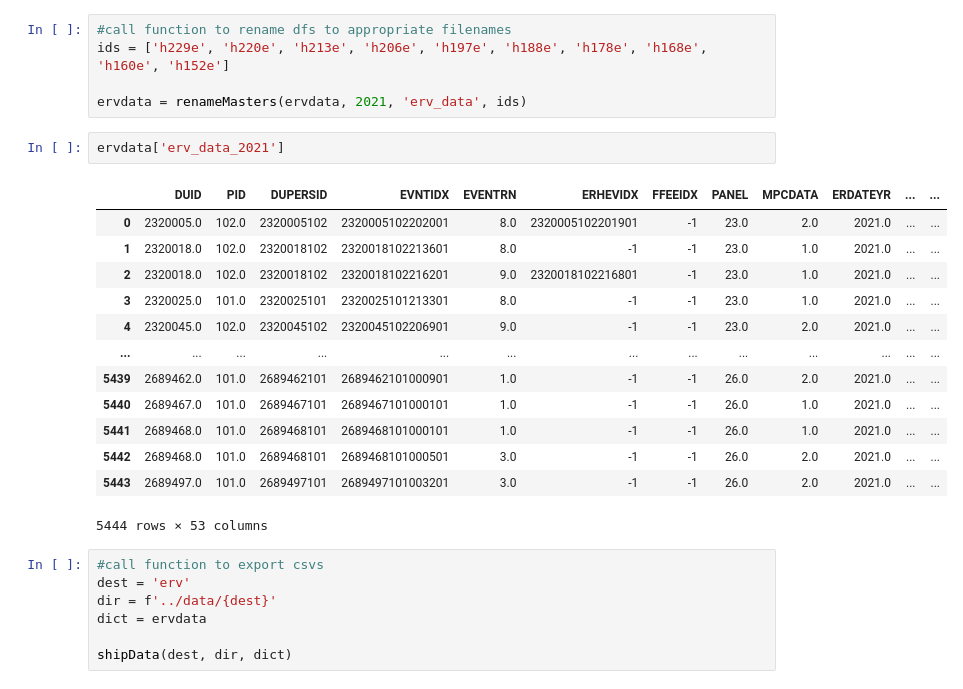
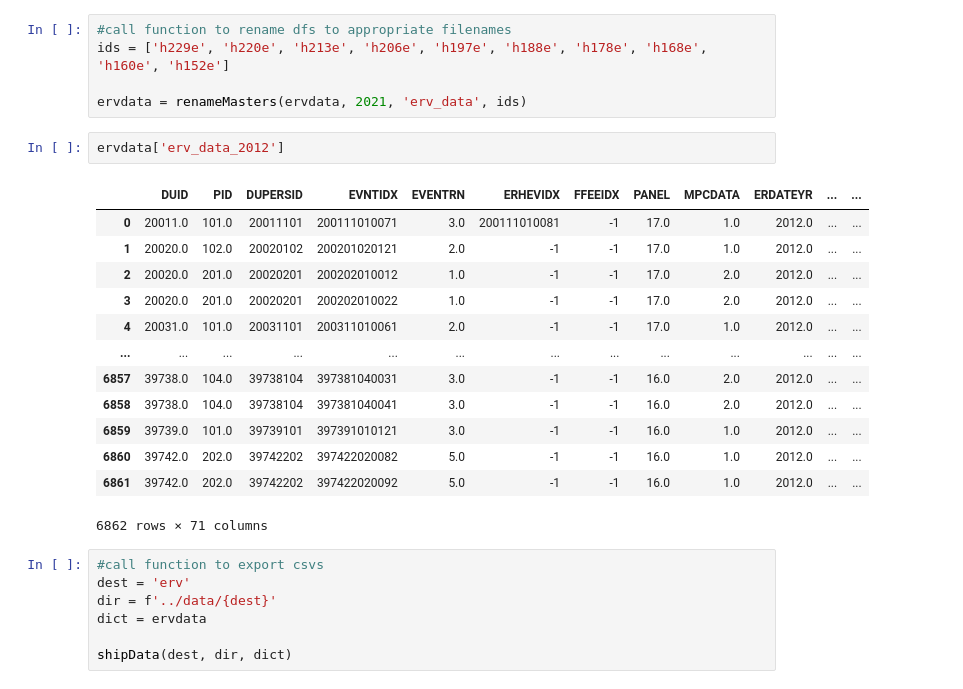
Before and after one commit to kudzuweb/capstone-MEPS-Data-Exploration, a Jupyter notebook: notebooks/cleanupcapstonedata.ipynb, the cells around one changed output. Saved outputs shown, nothing was run; the diff lists cells and outputs as text.

```diff
--- a/notebooks/cleanupcapstonedata.ipynb
+++ b/notebooks/cleanupcapstonedata.ipynb
@@ -157,21 +170,21 @@ ids = ['h229e', 'h220e', 'h213e', 'h206e', 'h197e', 'h188e', 'h178e', 'h168e', '
 
 ervdata = renameMasters(ervdata, 2021, 'erv_data', ids)
 # %%
-ervdata['erv_data_2021']
+ervdata['erv_data_2012']
 # %% [output]
 |  | DUID | PID | DUPERSID | EVNTIDX | EVENTRN | ERHEVIDX | FFEEIDX | PANEL | MPCDATA | ERDATEYR | ... | ... |
-| 0 | 2320005.0 | 102.0 | 2320005102 | 2320005102202001 | 8.0 | 2320005102201901 | -1 | 23.0 | 2.0 | 2021.0 | ... | ... |
-| 1 | 2320018.0 | 102.0 | 2320018102 | 2320018102213601 | 8.0 | -1 | -1 | 23.0 | 1.0 | 2021.0 | ... | ... |
-| 2 | 2320018.0 | 102.0 | 2320018102 | 2320018102216201 | 9.0 | 2320018102216801 | -1 | 23.0 | 1.0 | 2021.0 | ... | ... |
-| 3 | 2320025.0 | 101.0 | 2320025101 | 2320025101213301 | 8.0 | -1 | -1 | 23.0 | 1.0 | 2021.0 | ... | ... |
-| 4 | 2320045.0 | 102.0 | 2320045102 | 2320045102206901 | 9.0 | -1 | -1 | 23.0 | 2.0 | 2021.0 | ... | ... |
+| 0 | 20011.0 | 101.0 | 20011101 | 200111010071 | 3.0 | 200111010081 | -1 | 17.0 | 1.0 | 2012.0 | ... | ... |
+| 1 | 20020.0 | 102.0 | 20020102 | 200201020121 | 2.0 | -1 | -1 | 17.0 | 1.0 | 2012.0 | ... | ... |
+| 2 | 20020.0 | 201.0 | 20020201 | 200202010012 | 1.0 | -1 | -1 | 17.0 | 2.0 | 2012.0 | ... | ... |
+| 3 | 20020.0 | 201.0 | 20020201 | 200202010022 | 1.0 | -1 | -1 | 17.0 | 2.0 | 2012.0 | ... | ... |
+| 4 | 20031.0 | 101.0 | 20031101 | 200311010061 | 2.0 | -1 | -1 | 17.0 | 1.0 | 2012.0 | ... | ... |
 | ... | ... | ... | ... | ... | ... | ... | ... | ... | ... | ... | ... | ... |
-| 5439 | 2689462.0 | 101.0 | 2689462101 | 2689462101000901 | 1.0 | -1 | -1 | 26.0 | 2.0 | 2021.0 | ... | ... |
-| 5440 | 2689467.0 | 101.0 | 2689467101 | 2689467101000101 | 1.0 | -1 | -1 | 26.0 | 1.0 | 2021.0 | ... | ... |
-| 5441 | 2689468.0 | 101.0 | 2689468101 | 2689468101000101 | 1.0 | -1 | -1 | 26.0 | 1.0 | 2021.0 | ... | ... |
-| 5442 | 2689468.0 | 101.0 | 2689468101 | 2689468101000501 | 3.0 | -1 | -1 | 26.0 | 2.0 | 2021.0 | ... | ... |
-| 5443 | 2689497.0 | 101.0 | 2689497101 | 2689497101003201 | 3.0 | -1 | -1 | 26.0 | 2.0 | 2021.0 | ... | ... |
+| 6857 | 39738.0 | 104.0 | 39738104 | 397381040031 | 3.0 | -1 | -1 | 16.0 | 2.0 | 2012.0 | ... | ... |
+| 6858 | 39738.0 | 104.0 | 39738104 | 397381040041 | 3.0 | -1 | -1 | 16.0 | 2.0 | 2012.0 | ... | ... |
+| 6859 | 39739.0 | 101.0 | 39739101 | 397391010121 | 3.0 | -1 | -1 | 16.0 | 1.0 | 2012.0 | ... | ... |
+| 6860 | 39742.0 | 202.0 | 39742202 | 397422020082 | 5.0 | -1 | -1 | 16.0 | 1.0 | 2012.0 | ... | ... |
+| 6861 | 39742.0 | 202.0 | 39742202 | 397422020092 | 5.0 | -1 | -1 | 16.0 | 1.0 | 2012.0 | ... | ... |
-5444 rows × 53 columns
+6862 rows × 71 columns
 # %%
 #call function to export csvs
 dest = 'erv'
```
Also changed, not shown: parts of 5 cells of this notebook.
